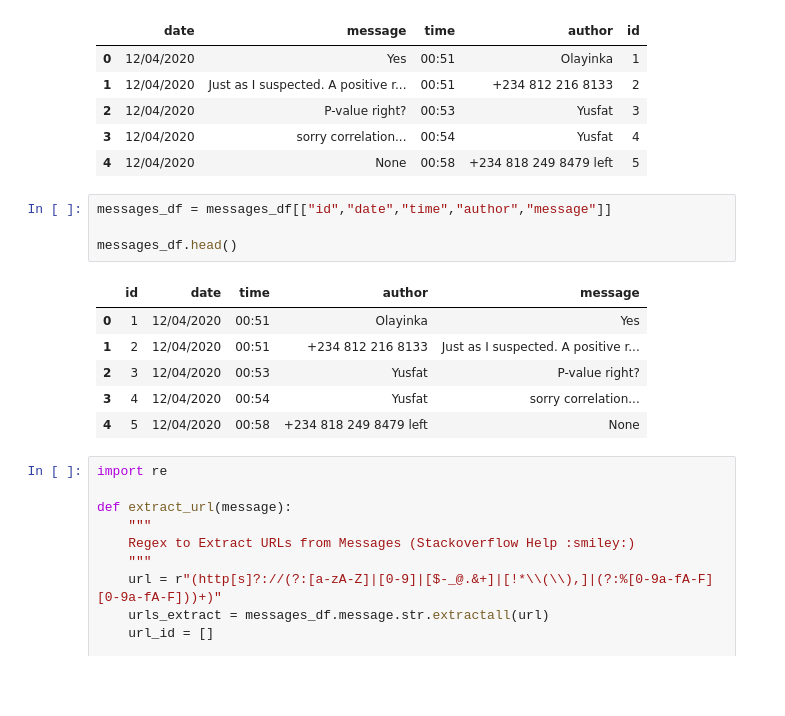
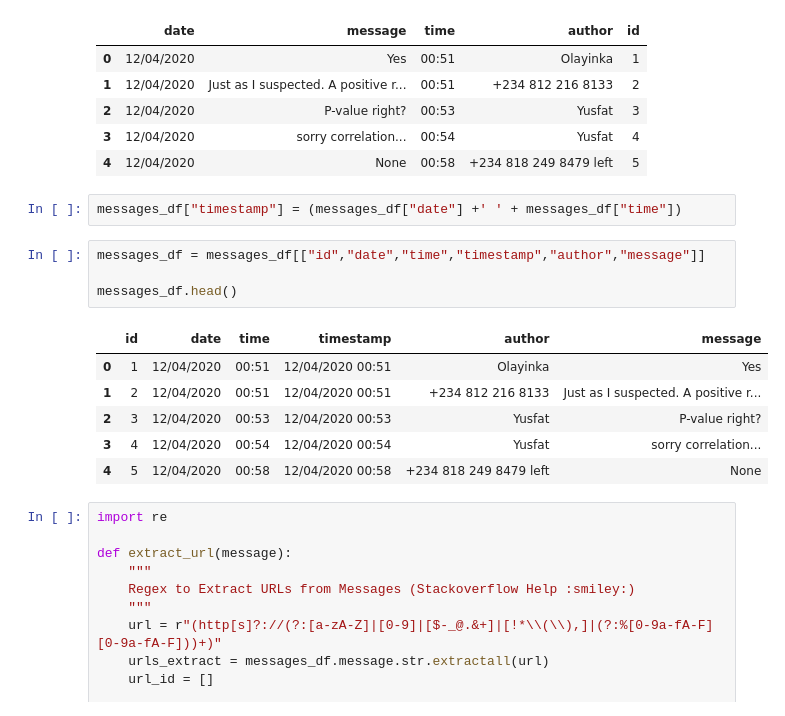
Before and after one commit to Bolanle-kani/YDP-Files, a Jupyter notebook: Whatsapp link extract.ipynb, the cells around one changed output. Cells and saved outputs as stored; diff of their text form; blank space fills up the shorter version.

```diff
--- a/Whatsapp link extract.ipynb
+++ b/Whatsapp link extract.ipynb
@@ -100,17 +110,19 @@ messages_df.head()
 | 2 | 12/04/2020 | P-value right? | 00:53 | Yusfat | 3 |
 | 3 | 12/04/2020 | sorry correlation... | 00:54 | Yusfat | 4 |
 | 4 | 12/04/2020 | None | 00:58 | +234 818 249 8479 left | 5 |
+# %%
+messages_df["timestamp"] = (messages_df["date"] +' ' + messages_df["time"])
 # %%
-messages_df = messages_df[["id","date","time","author","message"]]
+messages_df = messages_df[["id","date","time","timestamp","author","message"]]
 
 messages_df.head()
 # %% [output]
-|  | id | date | time | author | message |
-| 0 | 1 | 12/04/2020 | 00:51 | Olayinka | Yes |
-| 1 | 2 | 12/04/2020 | 00:51 | +234 812 216 8133 | Just as I suspected. A positive r... |
-| 2 | 3 | 12/04/2020 | 00:53 | Yusfat | P-value right? |
-| 3 | 4 | 12/04/2020 | 00:54 | Yusfat | sorry correlation... |
-| 4 | 5 | 12/04/2020 | 00:58 | +234 818 249 8479 left | None |
+|  | id | date | time | timestamp | author | message |
+| 0 | 1 | 12/04/2020 | 00:51 | 12/04/2020 00:51 | Olayinka | Yes |
+| 1 | 2 | 12/04/2020 | 00:51 | 12/04/2020 00:51 | +234 812 216 8133 | Just as I suspected. A positive r... |
+| 2 | 3 | 12/04/2020 | 00:53 | 12/04/2020 00:53 | Yusfat | P-value right? |
+| 3 | 4 | 12/04/2020 | 00:54 | 12/04/2020 00:54 | Yusfat | sorry correlation... |
+| 4 | 5 | 12/04/2020 | 00:58 | 12/04/2020 00:58 | +234 818 249 8479 left | None |
 # %%
 import re
 
```
Also changed, not shown: parts of 16 cells of this notebook, 9 other files.
